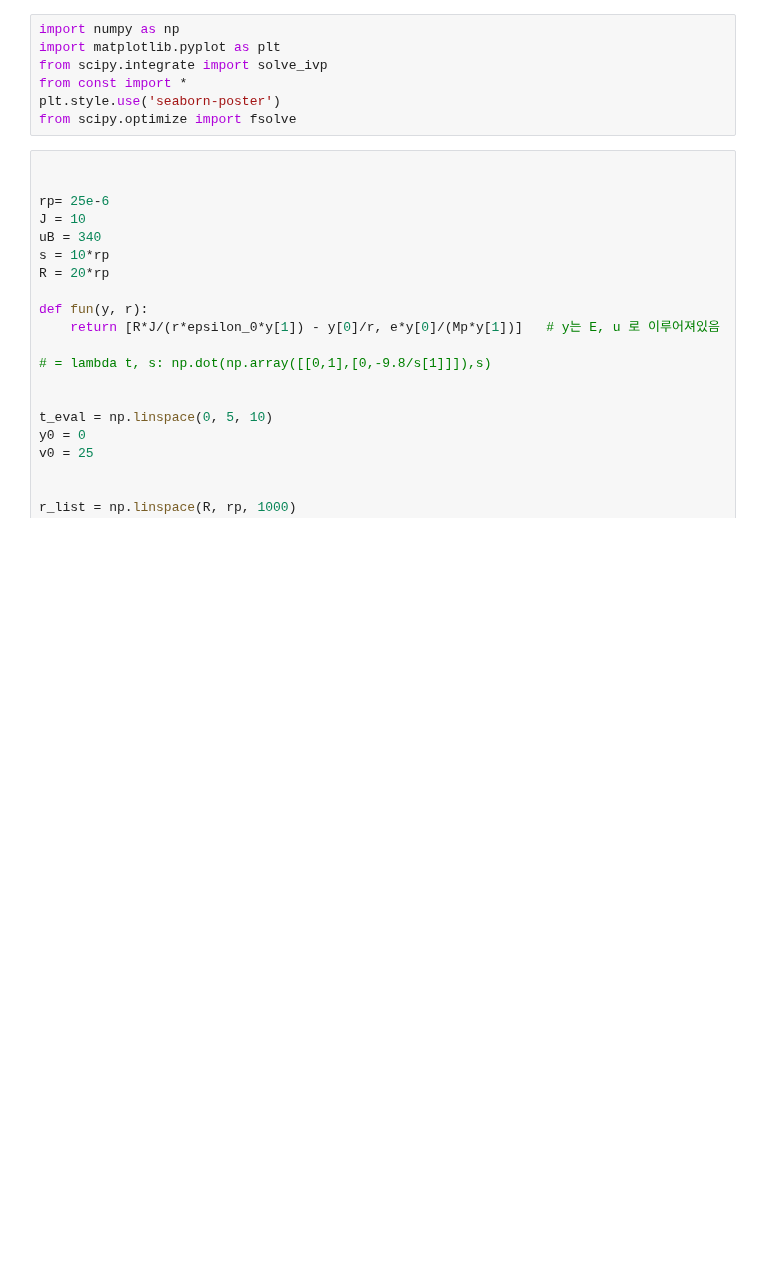
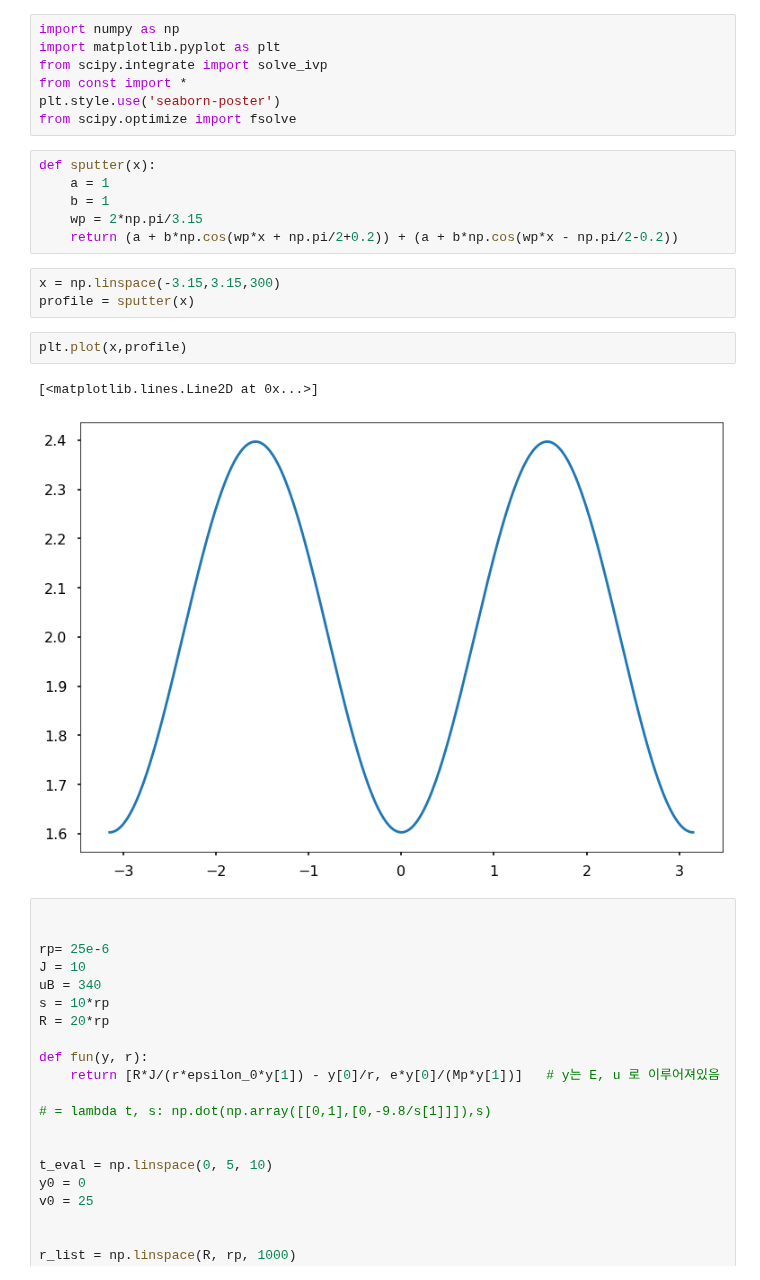
Before and after one commit to gunu0626/negative-ion, a Jupyter notebook: test_ground.ipynb, the cells around one changed output. Cells and saved outputs as stored; diff of their text form; blank space fills up the shorter version.

```diff
--- a/test_ground.ipynb
+++ b/test_ground.ipynb
@@ -5,6 +5,20 @@ from scipy.integrate import solve_ivp
 from const import *
 plt.style.use('seaborn-poster')
 from scipy.optimize import fsolve
+# %%
+def sputter(x):
+    a = 1
+    b = 1
+    wp = 2*np.pi/3.15
+    return (a + b*np.cos(wp*x + np.pi/2+0.2)) + (a + b*np.cos(wp*x - np.pi/2-0.2))
+# %%
+x = np.linspace(-3.15,3.15,300)
+profile = sputter(x)
+# %%
+plt.plot(x,profile)
+# %% [output]
+[<matplotlib.lines.Line2D at 0x...>]
+[figure, added]
 # %%
 
 
```
Also changed, not shown: 4 other files.
